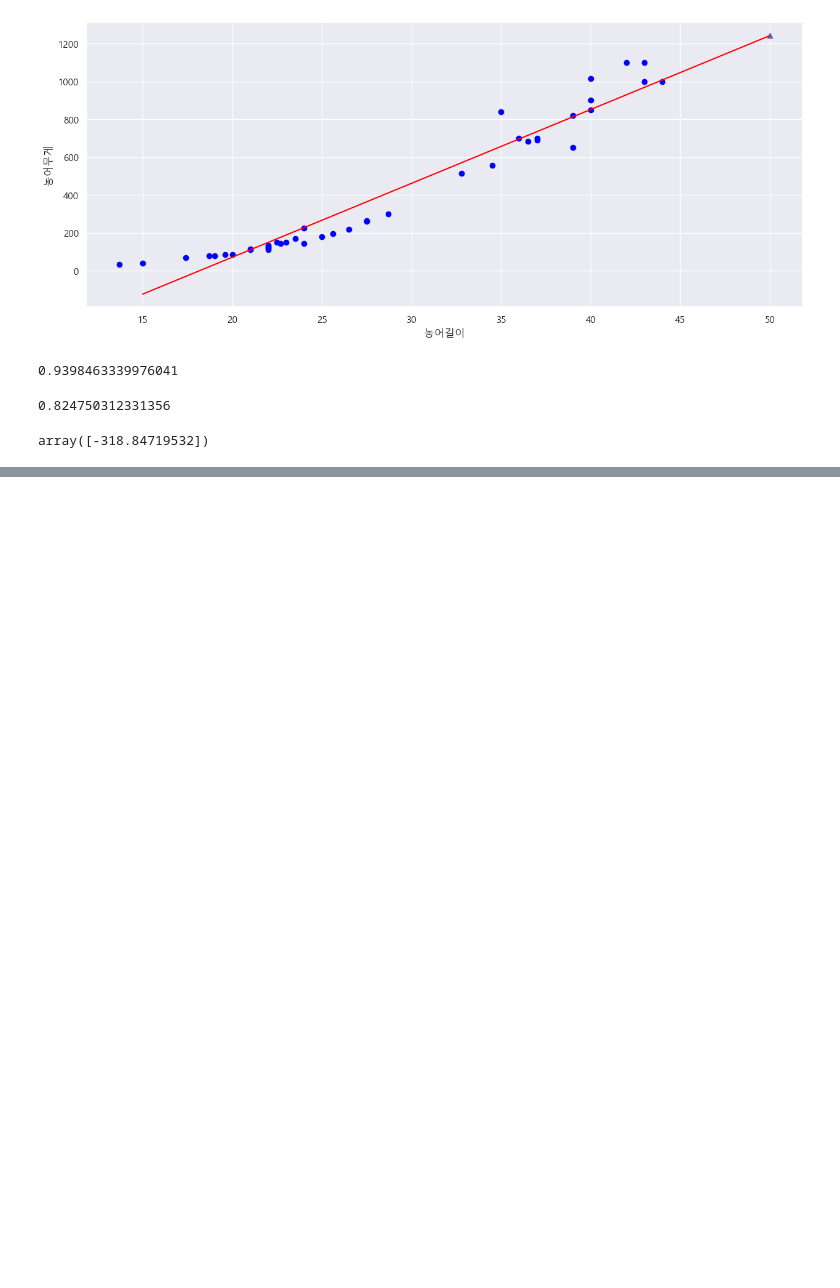
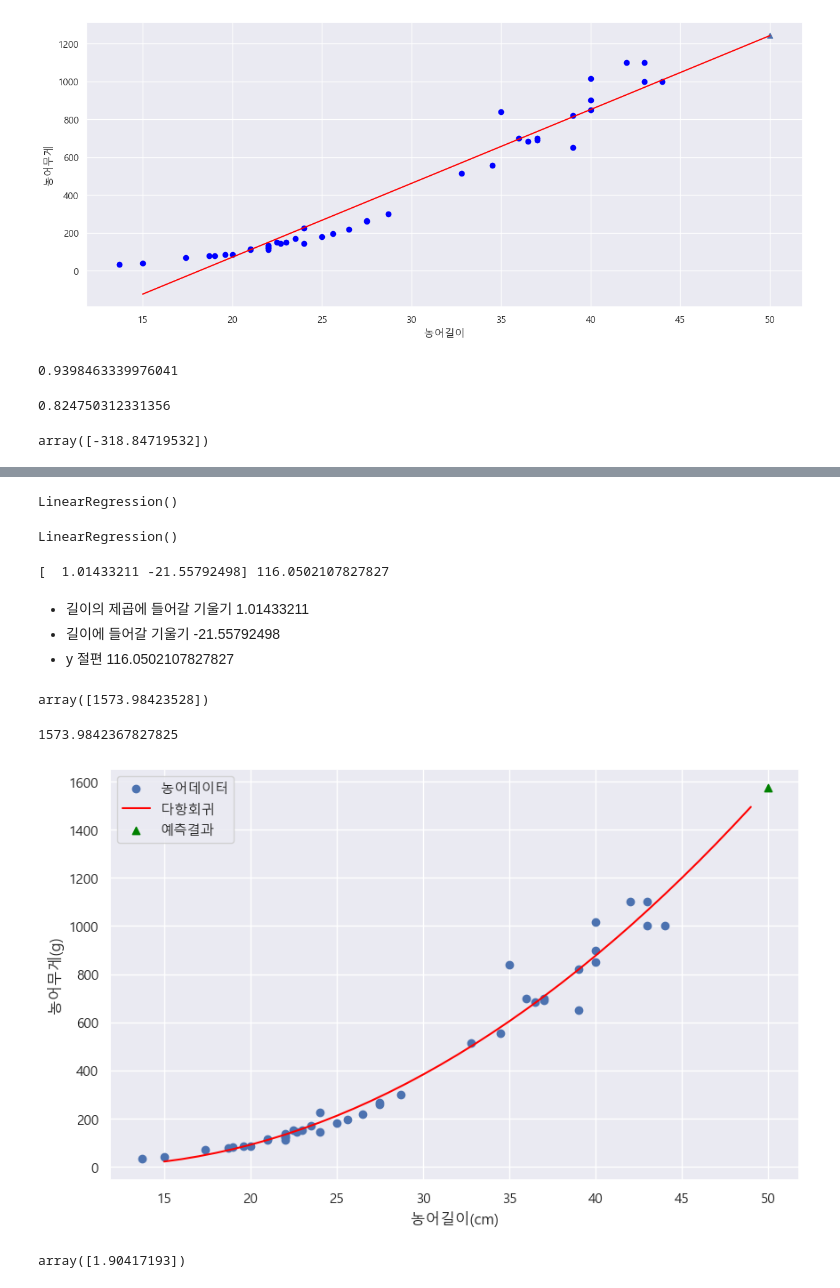
Before and after one commit to gimddanggu/IoT-dataanalysis-2025, a Jupyter notebook: day02/mldl03_선형회귀.ipynb, the cells around one changed output, grey strips where cells are left out. Drawn from its saved outputs; the diff is of its cells as text; code cells hidden in the pictures; blank space fills up the shorter version.

```diff
--- a/day02/mldl03_선형회귀.ipynb
+++ b/day02/mldl03_선형회귀.ipynb
@@ -175,0 +177,3 @@ array([-318.84719532])
+# %%
+train_poly = np.column_stack((train_input ** 2, train_input))
+test_poly = np.column_stack((test_input ** 2, test_input))
@@ -175,0 +184,54 @@ array([-318.84719532])
+# %%
+# 다항회귀 문제 해결
+lr2 = LinearRegression()
+lr2
+# %% [output]
+LinearRegression()
+# %%
+# 길이 특성에 대한 무게 결과를 훈련
+lr2.fit(train_poly, train_target)
+# %% [output]
+LinearRegression()
+# %%
+# 다항회귀의 기울기(가중치)와 절편
+print(lr2.coef_, lr2.intercept_)
+# %% [output]
+[  1.01433211 -21.55792498] 116.0502107827827
+# %% [markdown]
+- 길이의 제곱에 들어갈 기울기 1.01433211
+- 길이에 들어갈 기울기 -21.55792498
+- y 절편 116.0502107827827
+# %%
+# 농어 길이 50cm에 대한 무게 예측
+lr2.predict([[50**2, 50]])
+# %% [output]
+array([1573.98423528])
+# %%
+# 예측된 값 == 기울기와 절편으로 다항식 계산 값
+1.01433211 * 50 ** 2 +  (-21.55792498) * 50 + 116.0502107827827
+# %% [output]
+1573.9842367827825
+# %%
+# 다항회귀 차트
+
+# 구간 별 직선을 그리기 위해서 15~49까지 정수 배열 생성
+point = np.arange(15, 50)
+
+plt.figure(figsize=(10, 6))
+plt.scatter(train_input, train_target, label="농어데이터")
+# 15에서 49 사이에 2차 방정식을 그래프로 그림
+plt.plot(point, 1.01433211 * point ** 2 +  (-21.55792498) * point + 116.0502107827827, color="red", label="다항회귀")
+
+# 50cm 농어 데이터 표시
+plt.scatter([50], [1573.98423528], color="green", marker='^', label="예측결과")
+plt.xlabel('농어길이(cm)')
+plt.ylabel('농어무게(g)')
+plt.legend()
+
+plt.show()  # 텍스트 필요없이 차트만 그림
+# %% [output]
+[figure, added]
+# %%
+lr2.predict([[10**2, 10]])
+# %% [output]
+array([1.90417193])
```
Also changed, not shown: parts of 3 cells of this notebook, 6 other files.
